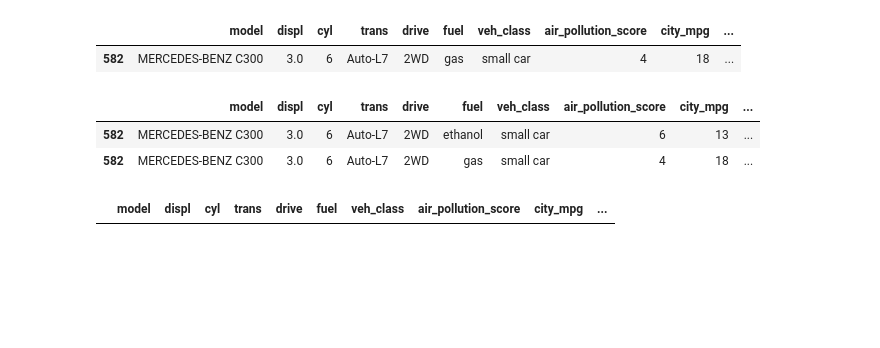
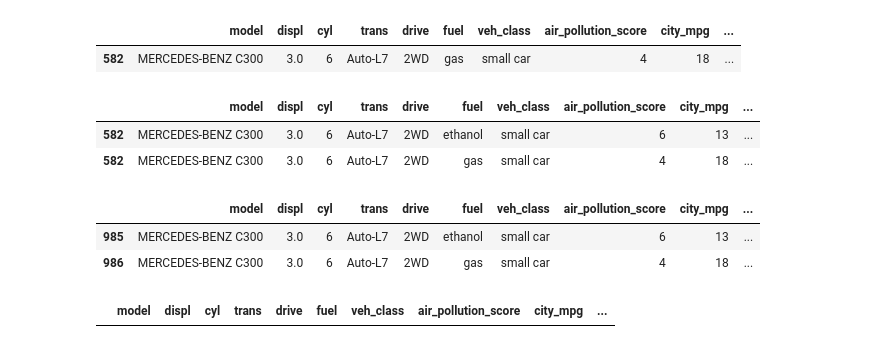
Before and after one commit to mistertandon/reactjs-120-hook-use-imperative, a Jupyter notebook: data_analysis_quiz_iii/10_fix_datatypes_air_pollution.ipynb, the cells around one changed output. Cells and saved outputs as stored; diff of their text form; code cells hidden in the pictures; blank space fills up the shorter version.

Commit message:
Data Analysis quiz:
Fixing air_pollution_score Data Type

```diff
--- a/data_analysis_quiz_iii/10_fix_datatypes_air_pollution.ipynb
+++ b/data_analysis_quiz_iii/10_fix_datatypes_air_pollution.ipynb
@@ -162,9 +147,14 @@ new_rows
 # %%
 # drop the original hybrid rows
 df_08.drop(hb_08.index, inplace=True)
 
 # add in our newly separated rows
 df_08 = df_08.append(new_rows, ignore_index=True)
+df_08.tail( n = 2)
+# %% [output]
+|  | model | displ | cyl | trans | drive | fuel | veh_class | air_pollution_score | city_mpg | ... |
+| 985 | MERCEDES-BENZ C300 | 3.0 | 6 | Auto-L7 | 2WD | ethanol | small car | 6 | 13 | ... |
+| 986 | MERCEDES-BENZ C300 | 3.0 | 6 | Auto-L7 | 2WD | gas | small car | 4 | 18 | ... |
 # %%
 # check that all the original hybrid rows with "/"s are gone
 df_08[df_08['fuel'].str.contains('/')]
```
Also changed, not shown: parts of 13 cells of this notebook, 2 other files.
